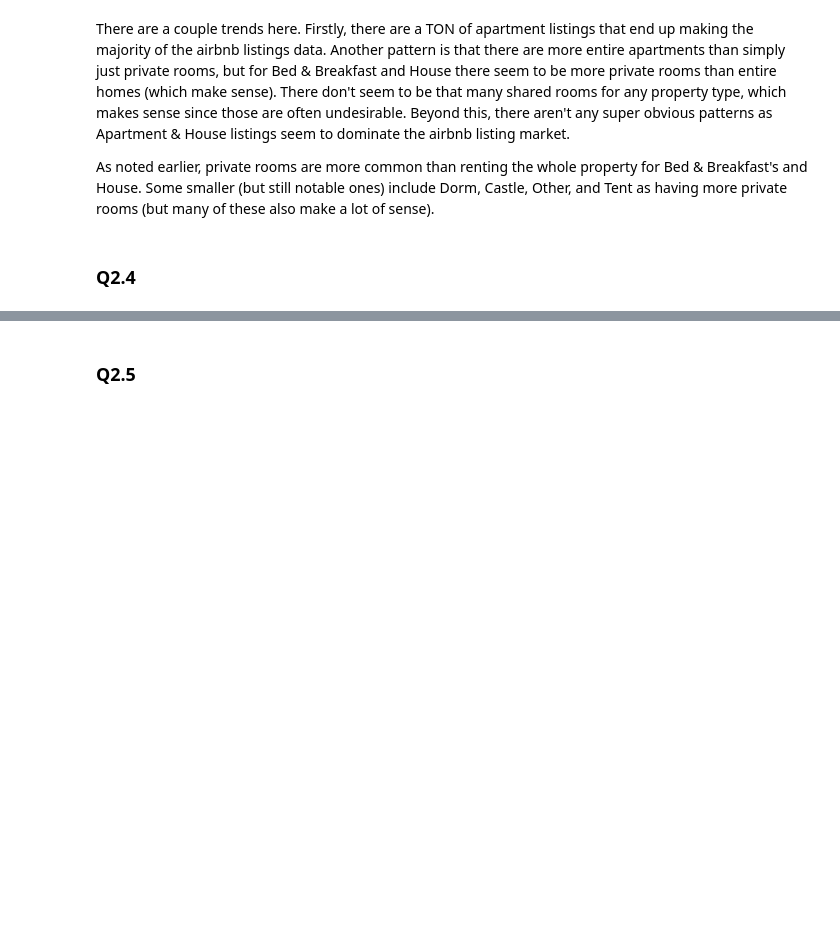
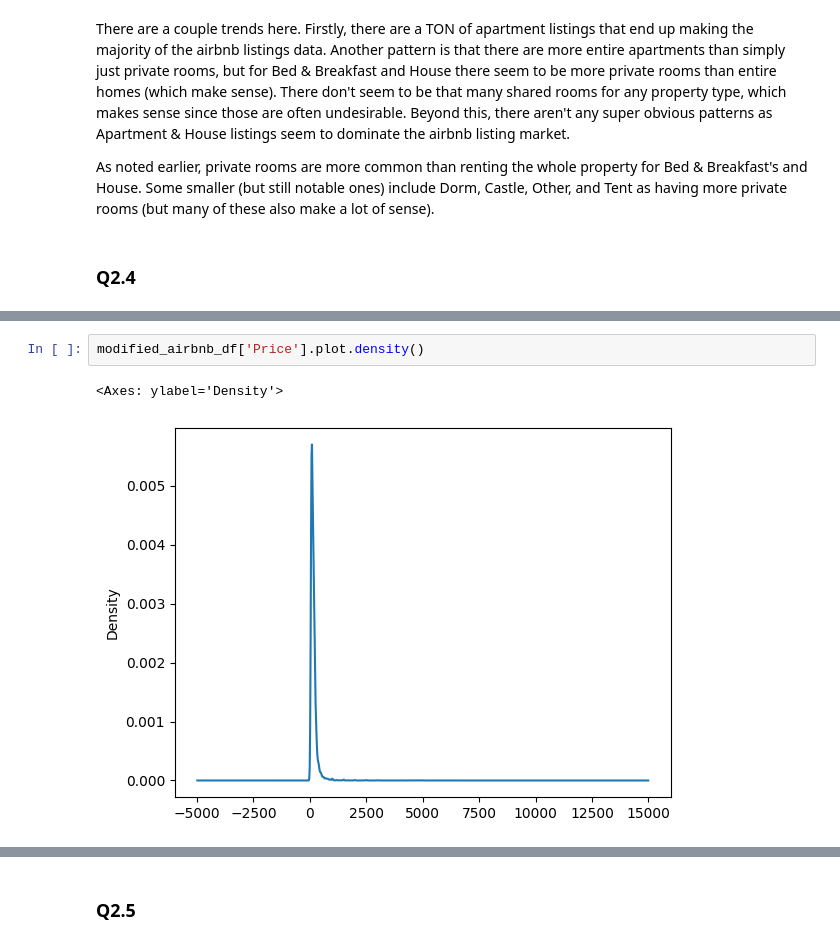
Before and after one commit to kevincha12/eda_assignment, a Jupyter notebook: assignment.ipynb, the cells around one changed output, grey strips where cells are left out. Drawn from its saved outputs; the diff is of its cells as text; blank space fills up the shorter version.

```diff
--- a/assignment.ipynb
+++ b/assignment.ipynb
@@ -105,0 +149,5 @@ As noted earlier, private rooms are more common than renting the whole property
+# %%
+modified_airbnb_df['Price'].plot.density()
+# %% [output]
+<Axes: ylabel='Density'>
+[figure, added]
```
Also changed, not shown: parts of 60 cells of this notebook, 1 other file.
